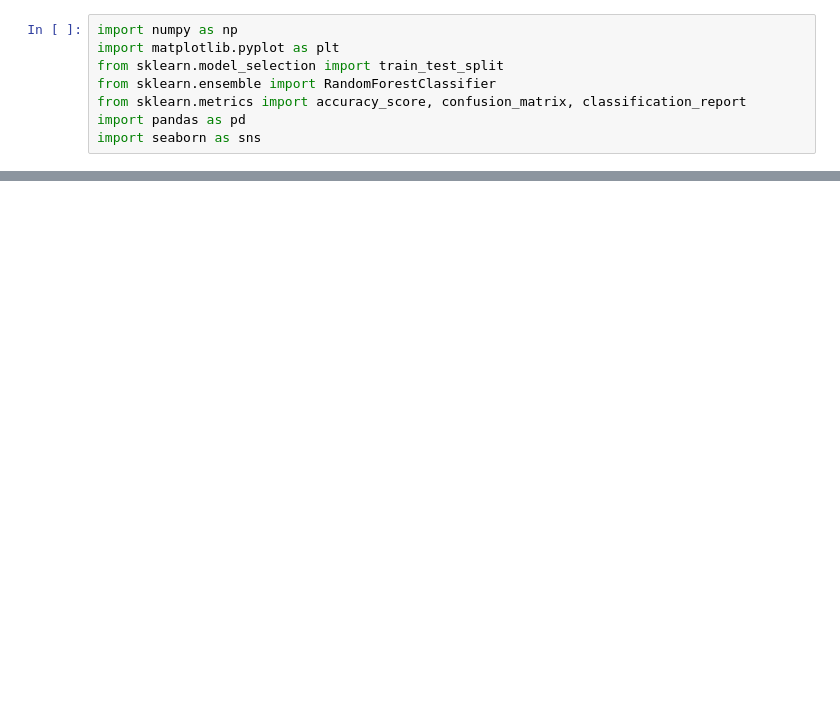
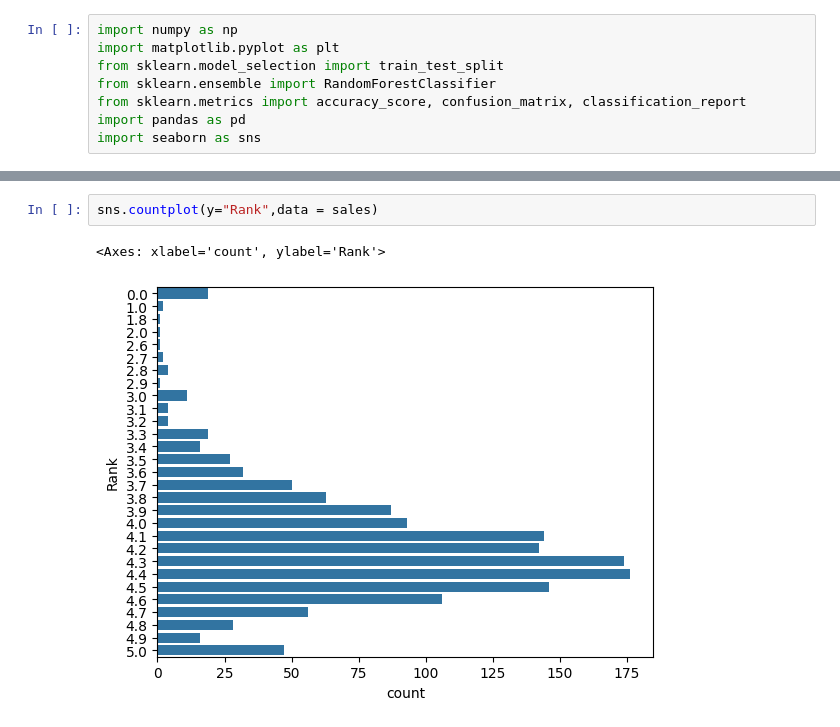
Before and after one commit to sahilnagarkar36/DSML-lab-manual, a Jupyter notebook: DSML_NO3.ipynb, the cells around one changed output, grey strips where cells are left out. Saved outputs shown, nothing was run; the diff lists cells and outputs as text; blank space fills up the shorter version.

```diff
--- a/DSML_NO3.ipynb
+++ b/DSML_NO3.ipynb
@@ -14,0 +71,5 @@ UnicodeDecodeError: 'utf-8' codec can't decode byte 0xe8 in position 100: invali
+# %%
+sns.countplot(y="Rank",data = sales)
+# %% [output]
+<Axes: xlabel='count', ylabel='Rank'>
+[figure, added]
```
Also changed, not shown: parts of 10 cells of this notebook.
